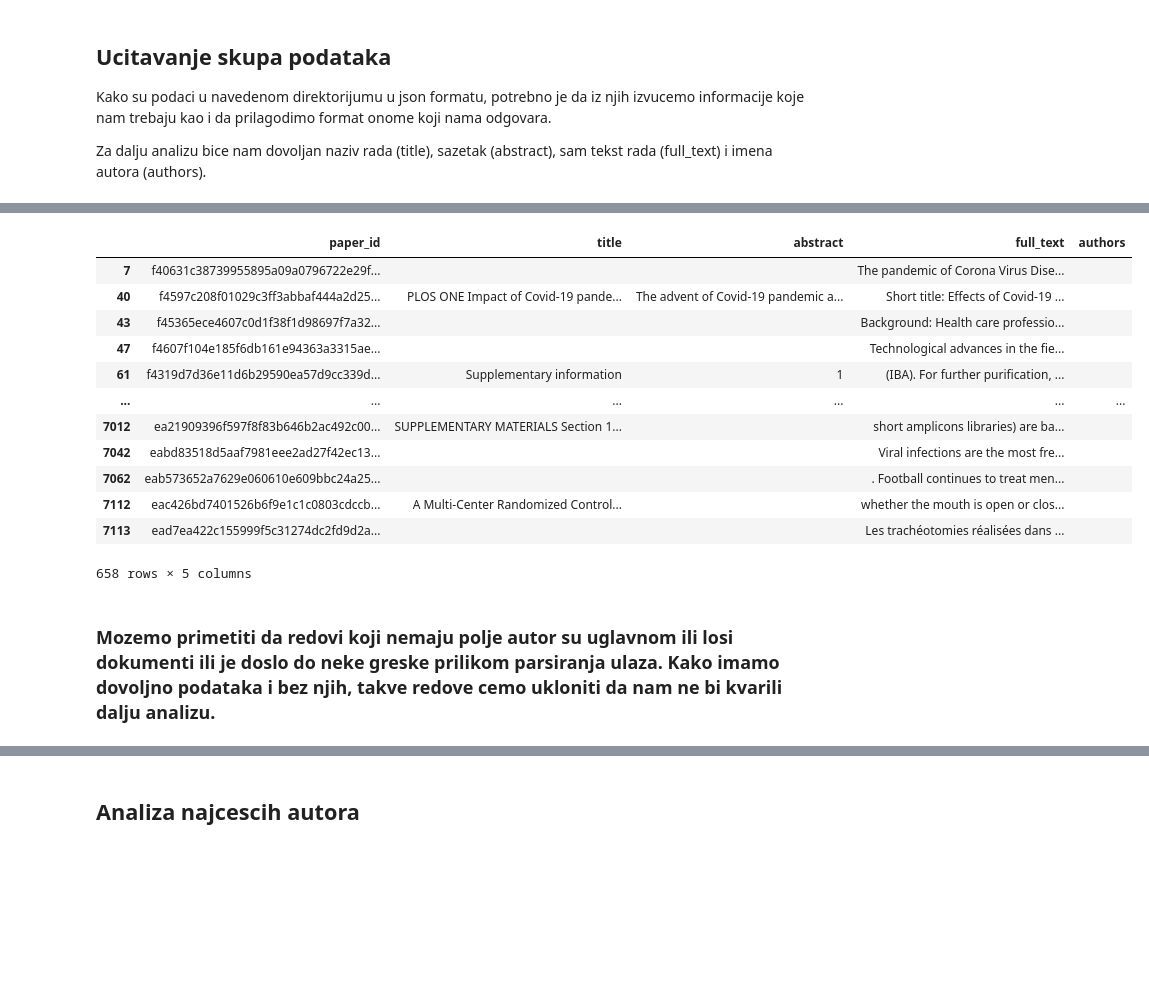
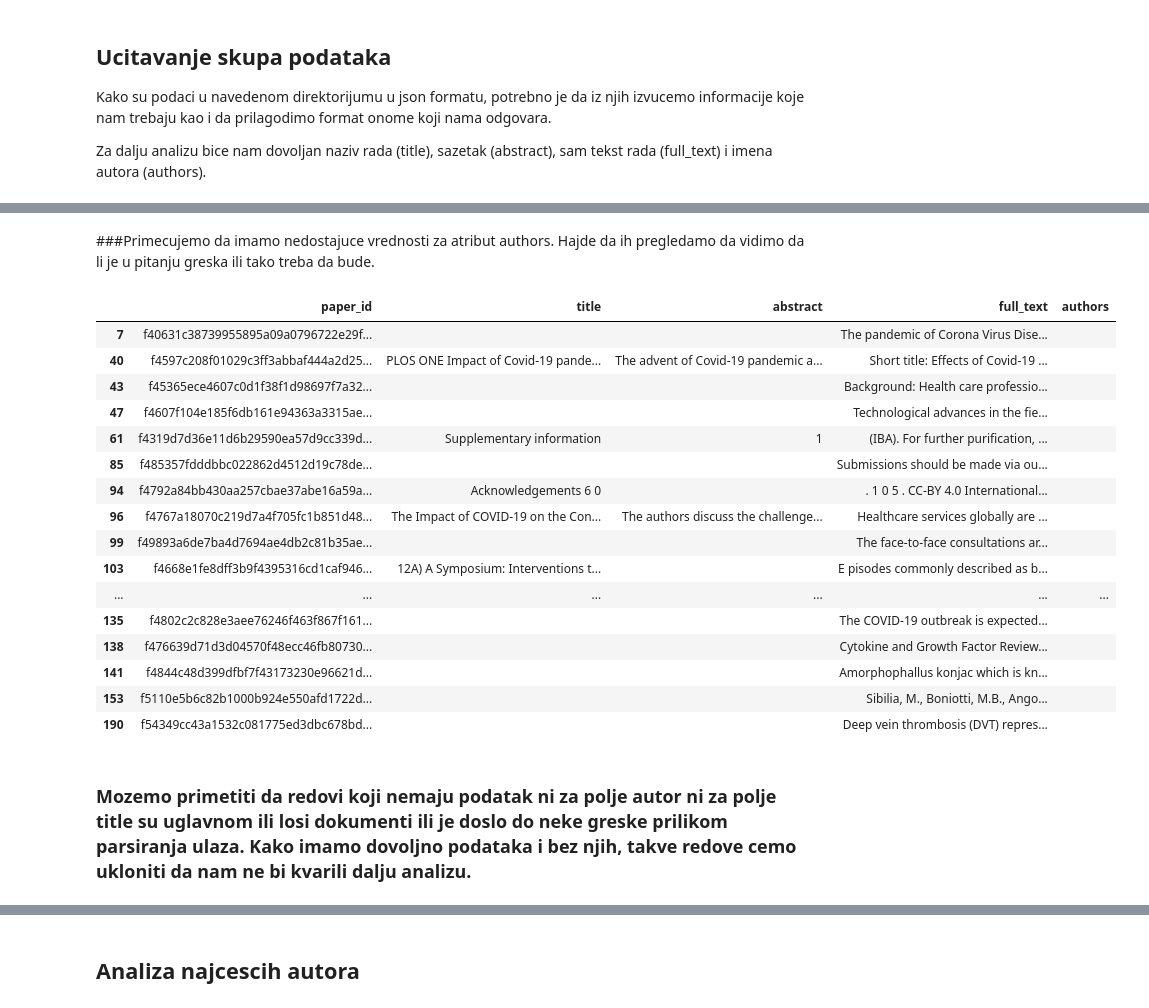
Before and after one commit to JelenaKitanovic/qa_system_covid, a Jupyter notebook: IR_JelenaKitanovic.ipynb, the cells around one changed output, grey strips where cells are left out. Saved outputs shown, nothing was run; the diff lists cells and outputs as text; code cells hidden in the pictures; blank space fills up the shorter version.

```diff
--- a/IR_JelenaKitanovic.ipynb
+++ b/IR_JelenaKitanovic.ipynb
@@ -24,19 +24,20 @@ import re
 from tqdm import tqdm
 
 directory_path = "/content/drive/MyDrive/COVID"
-docs=[]
-counts=0
+docs = []
 
-for file in tqdm(os.listdir(directory_path)):
-  file_path = directory_path + f"/{file}"
+for filename in tqdm(os.listdir(directory_path)):
+  file_path = directory_path + f"/{filename}"
   json_content = json.load(open(file_path, "rb"))
 
   paper_id = json_content['paper_id']
   title = json_content['metadata']['title']
   authors = ''
   for author in json_content['metadata']['authors']:
-    authors = authors + author['first'] + ' ' + author['last'] + ', '
+    authors += author['first'] + ' ' + author['last'] + ', '
   authors = authors[:-2]
+
+  #Ovde obradjujemo situaciju kada ne postoji abstract u dokumentu
   try:
     abstract = json_content['abstract'][0]['text']
   except:
@@ -45,9 +46,12 @@ for file in tqdm(os.listdir(directory_path)):
   full_text = ''
   for text in json_content['body_text']:
     full_text += text['text']
+
+  #Dodajemo dokument u listu
   docs.append([paper_id, title, abstract, full_text, authors])
 
-df = pd.DataFrame(docs,columns=['paper_id','title','abstract','full_text', 'authors'])
+#Od liste dokumenata napravicemo Pandas DataFrame objekat jer nam je lakse da baratamo sa njim :)
+df = pd.DataFrame(docs, columns = ['paper_id', 'title', 'abstract', 'full_text', 'authors'])
 # %%
 print('Dimenzije skupa podataka:', df.shape)
 print('Pregled prvih par redova:')
@@ -63,6 +67,7 @@ Pregled prvih par redova:
 | 3 | f42578b823280a3931165040e8a79b234... | Structure, activity and inhibitio... | 9 Transmembrane protease, serine ... | . Engineered activation and struc... | Bryan Fraser#, Serap Beldar#, Alm... |
 | 4 | f412033f08fe73d4affcfb381114f4ad3... | HSV Forms an HCMV-like Viral Asse... | Herpes simplex virus (HSV) is a n... | It is commonly observed that viru... | Shaowen White, Hiroyuki Kawano, N... |
 # %%
+df.drop_duplicates(inplace = True)
 df.describe()
 # %% [output]
 |  | paper_id | title | abstract | full_text | authors |
@@ -89,19 +78,25 @@ df.drop_duplicates()
+# %% [markdown]
+###Primecujemo da imamo nedostajuce vrednosti za atribut authors. Hajde da ih pregledamo da vidimo da li je u pitanju greska ili tako treba da bude.
 # %%
-df[df['authors'] == '']
+df[df['authors'] == ''].head(20)
 # %% [output]
 |  | paper_id | title | abstract | full_text | authors |
 | 7 | f40631c38739955895a09a0796722e29f... |  |  | The pandemic of Corona Virus Dise... |  |
 | 40 | f4597c208f01029c3ff3abbaf444a2d25... | PLOS ONE Impact of Covid-19 pande... | The advent of Covid-19 pandemic a... | Short title: Effects of Covid-19 ... |  |
 | 43 | f45365ece4607c0d1f38f1d98697f7a32... |  |  | Background: Health care professio... |  |
 | 47 | f4607f104e185f6db161e94363a3315ae... |  |  | Technological advances in the fie... |  |
 | 61 | f4319d7d36e11d6b29590ea57d9cc339d... | Supplementary information | 1 | (IBA). For further purification, ... |  |
+| 85 | f485357fdddbbc022862d4512d19c78de... |  |  | Submissions should be made via ou... |  |
+| 94 | f4792a84bb430aa257cbae37abe16a59a... | Acknowledgements 6 0 |  | . 1 0 5 . CC-BY 4.0 International... |  |
+| 96 | f4767a18070c219d7a4f705fc1b851d48... | The Impact of COVID-19 on the Con... | The authors discuss the challenge... | Healthcare services globally are ... |  |
+| 99 | f49893a6de7ba4d7694ae4db2c81b35ae... |  |  | The face-to-face consultations ar... |  |
+| 103 | f4668e1fe8dff3b9f4395316cd1caf946... | 12A) A Symposium: Interventions t... |  | E pisodes commonly described as b... |  |
 | ... | ... | ... | ... | ... | ... |
-| 7012 | ea21909396f597f8f83b646b2ac492c00... | SUPPLEMENTARY MATERIALS Section 1... |  | short amplicons libraries) are ba... |  |
-| 7042 | eabd83518d5aaf7981eee2ad27f42ec13... |  |  | Viral infections are the most fre... |  |
-| 7062 | eab573652a7629e060610e609bbc24a25... |  |  | . Football continues to treat men... |  |
-| 7112 | eac426bd7401526b6f9e1c1c0803cdccb... | A Multi-Center Randomized Control... |  | whether the mouth is open or clos... |  |
-| 7113 | ead7ea422c155999f5c31274dc2fd9d2a... |  |  | Les trachéotomies réalisées dans ... |  |
+| 135 | f4802c2c828e3aee76246f463f867f161... |  |  | The COVID-19 outbreak is expected... |  |
+| 138 | f476639d71d3d04570f48ecc46fb80730... |  |  | Cytokine and Growth Factor Review... |  |
+| 141 | f4844c48d399dfbf7f43173230e96621d... |  |  | Amorphophallus konjac which is kn... |  |
+| 153 | f5110e5b6c82b1000b924e550afd1722d... |  |  | Sibilia, M., Boniotti, M.B., Ango... |  |
+| 190 | f54349cc43a1532c081775ed3dbc678bd... |  |  | Deep vein thrombosis (DVT) repres... |  |
-658 rows × 5 columns
 # %% [markdown]
-### Mozemo primetiti da redovi koji nemaju polje autor su uglavnom ili losi dokumenti ili je doslo do neke greske prilikom parsiranja ulaza. Kako imamo dovoljno podataka i bez njih, takve redove cemo ukloniti da nam ne bi kvarili dalju analizu.
+### Mozemo primetiti da redovi koji nemaju podatak ni za polje autor ni za polje title su uglavnom ili losi dokumenti ili je doslo do neke greske prilikom parsiranja ulaza. Kako imamo dovoljno podataka i bez njih, takve redove cemo ukloniti da nam ne bi kvarili dalju analizu.
 # %%
```
Also changed, not shown: parts of 10 cells of this notebook.
